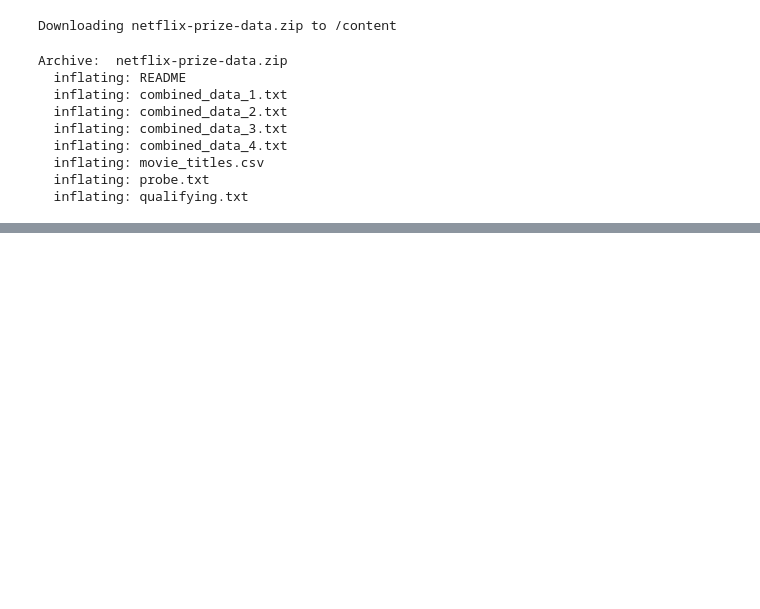
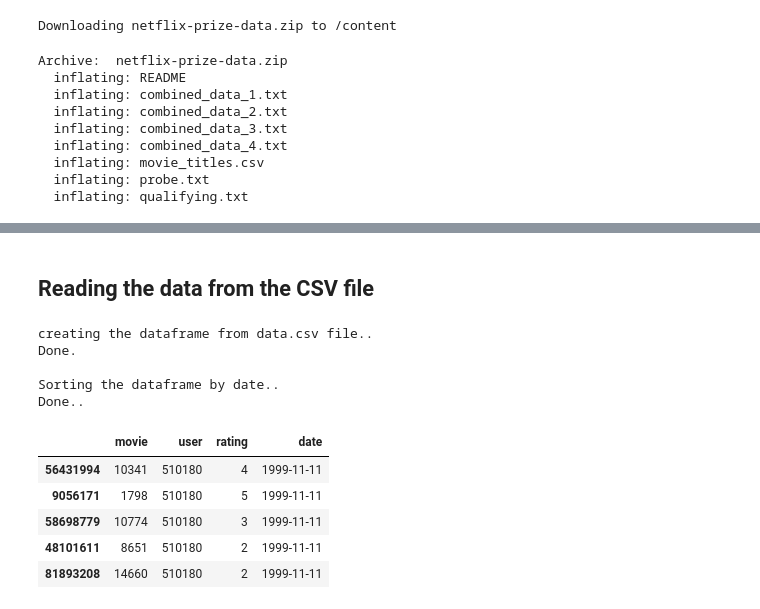
Before and after one commit to Anshuman-37/Netflix_prize_problem, a Jupyter notebook: Netflix_Prize_Problem.ipynb, the cells around one changed output, grey strips where cells are left out. Cells and saved outputs as stored; diff of their text form; code cells hidden in the pictures; blank space fills up the shorter version.

```diff
--- a/Netflix_Prize_Problem.ipynb
+++ b/Netflix_Prize_Problem.ipynb
@@ -57,0 +108,28 @@ from
+# %% [markdown]
+## Reading the data from the CSV file
+# %%
+print("creating the dataframe from data.csv file..")
+df = pd.read_csv('data.csv', sep=',',
+                       names=['movie', 'user','rating','date'])
+df.date = pd.to_datetime(df.date)
+print('Done.\n')
+
+# we are arranging the ratings according to time.
+print('Sorting the dataframe by date..')
+df.sort_values(by='date', inplace=True)
+print('Done..')
+# %% [output]
+creating the dataframe from data.csv file..
+Done.
+
+Sorting the dataframe by date..
+Done..
+# %%
+df.head()
+# %% [output]
+|  | movie | user | rating | date |
+| 56431994 | 10341 | 510180 | 4 | 1999-11-11 |
+| 9056171 | 1798 | 510180 | 5 | 1999-11-11 |
+| 58698779 | 10774 | 510180 | 3 | 1999-11-11 |
+| 48101611 | 8651 | 510180 | 2 | 1999-11-11 |
+| 81893208 | 14660 | 510180 | 2 | 1999-11-11 |
```
Also changed, not shown: parts of 24 cells of this notebook.
